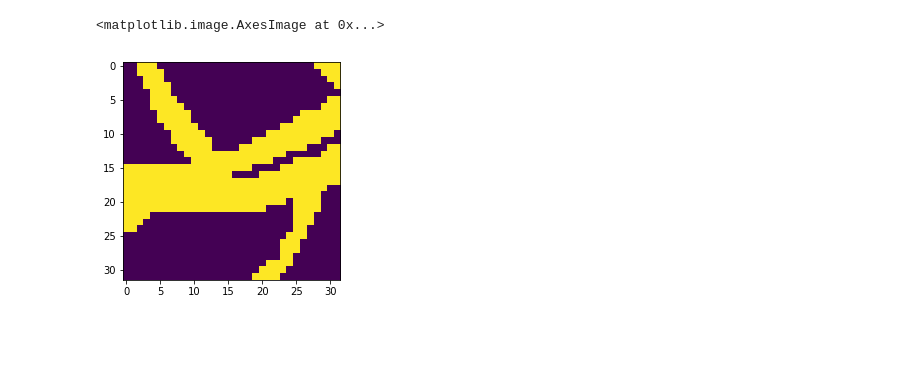
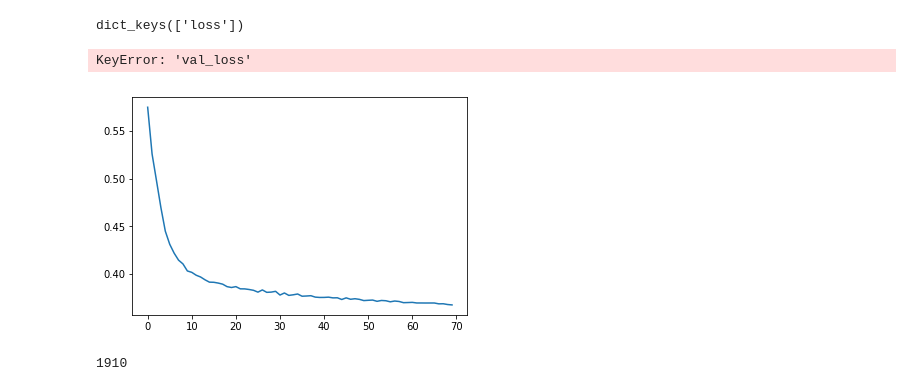
Before and after one commit to mlazic95/-retinal-blood-vessel-segmentation, a Jupyter notebook: src/semantic-segmentation-network.ipynb, the cells around one changed output. Saved outputs shown, nothing was run; the diff lists cells and outputs as text; code cells hidden in the pictures; blank space fills up the shorter version.

```diff
--- a/src/semantic-segmentation-network.ipynb
+++ b/src/semantic-segmentation-network.ipynb
@@ -82,5 +112,5 @@ def load_images_from_folder(folder_path):
 # %%
-def train():
+def train(epochs):
     X_train = np.array(load_images_from_folder("../../data/DRIVE/training/patches/"))
     y_train = np.array(load_images_from_folder("../../data/DRIVE/training/patchLabels/"))
     input_img = Input((32,32,1))
@@ -88,9 +118,8 @@ def train():
     opt  = Adam(lr=1E-4, beta_1=0.9, beta_2=0.999, epsilon=1e-08)
     model.compile(optimizer = opt, loss = 'binary_crossentropy')
     model.summary()
-    aug = ImageDataGenerator(horizontal_flip = True)
-
-    res = model.fit_generator(aug.flow(X_train, y_train, batch_size = 100),
-                              epochs = 5, steps_per_epoch = 191 )
-    return model
+    batch_size = 32
+    history = model.fit_generator(generator(X_train, y_train, batch_size = 32),
+                              epochs = epochs, steps_per_epoch = len(X_train)//32)
+    return model, history
 # %%
@@ -134,6 +145,15 @@ imshow(X_train[image_nr].reshape((32,32)))
-# %%
-y_train = np.array(load_images_from_folder("../../data/DRIVE/training/patchLabels/"))
-imshow(y_train[image_nr].reshape(32,32))
-# %% [output]
-<matplotlib.image.AxesImage at 0x...>
-[figure, removed]
+# %%
+print(history.history.keys())
+plt.plot(history.history['loss'])
+plt.plot(history.history['val_loss'])
+plt.xlabel("epoch")
+plt.ylabel("loss")
+plt.show()
+# %% [output]
+dict_keys(['loss'])
+KeyError: 'val_loss'
+[figure, added]
+# %%
+print(len(X_train))
+# %% [output]
+1910
```
Also changed, not shown: parts of 10 cells of this notebook, 1 other file.
